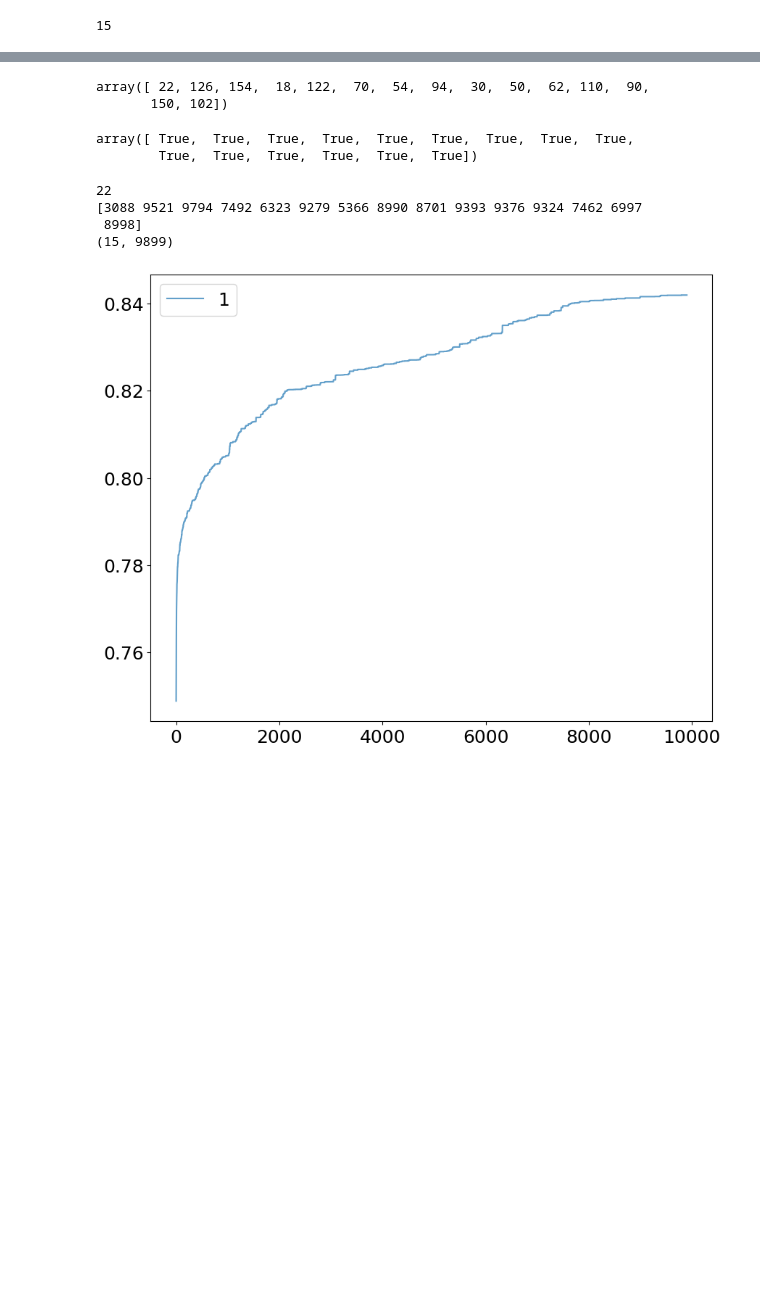
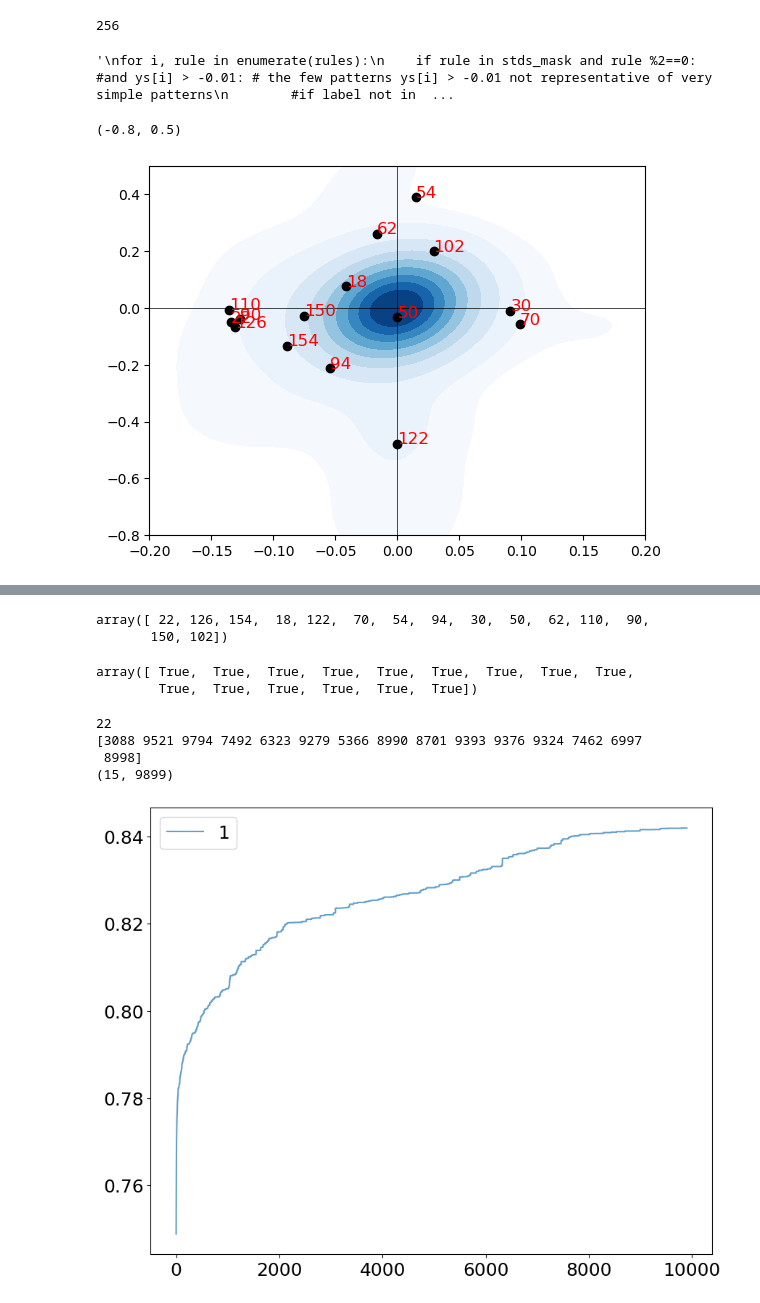
Before and after one commit to Cpetak/CA_GRN2, a Jupyter notebook: variable_maxave.ipynb, the cells around one changed output, grey strips where cells are left out. Drawn from its saved outputs; the diff is of its cells as text; code cells hidden in the pictures; blank space fills up the shorter version.

```diff
--- a/variable_maxave.ipynb
+++ b/variable_maxave.ipynb
@@ -9,12 +12,12 @@ from collections import defaultdict
 # %%
 #root="~/Documents/GitHub/CA_GRN2/results_new_rules/"
 #root="~/Documents/GitHub/CA_GRN2/results_testing_saving/"
-root="~/scratch/detailed_save/"
+root="~/scratch/non_detailed_save/"
 #root="~/scratch/old_save/"
 season_len = 300
-seed_ints = [69904,149796]
+seed_ints = [69904,149796] #[4147842,1238860]###
 metric = "maxfits"
-num_reps = 15
+num_reps = 3
 
 # NOTE: CAN USE BELOW CODE WITH THE FOLLOWING:
 # avail_metrics = ["avefits","maxfits","beststd","spec_pheno_stds", "pheno_stds", "geno_stds"]
@@ -28,10 +31,12 @@ num_reps = 15
 xs = []
 ys = []
 #rules=np.array([22, 126, 146, 154, 82, 86, 18, 118, 122, 70,54,94,30,50,62,110,90,150,102,254])
-rules=np.array([22, 126, 154, 18, 122, 70,54,94,30,50,62,110,90,150,102])
-#rules=np.array([54,94,30,50,62,110,90,150,102])
+#rules=np.array([22, 126, 154, 18, 122, 70,54,94,30,50,62,110,90,150,102])
+rules=np.arange(0,256)
+
 #Excluded 82 == 154, 146 == 18, 86 == 30, 118 == 62, 254 conceptually == 50
 print(len(rules))
+stds_mask = []
 for rule in rules:
     #print(rule)
     vari_maxs, env1_maxs, env2_maxs=helper.get_fits([rule,rule], seed_ints, metric, root, season_len, num_reps, id_start = 0)
@@ -42,8 +47,64 @@ for rule in rules:
         vari_maxs=[v[9000:] for v in vari_maxs]
         env1_maxs=[v[9000:] for v in env1_maxs]
         env2_maxs=[v[9000:] for v in env2_maxs]
-    d,c = helper.scatter_value(vari_maxs, env1_maxs, env2_maxs, season_len=300)
+    d,c,stds = helper.scatter_value(vari_maxs, env1_maxs, env2_maxs, season_len=300)
     xs.append(c[0])
     ys.append(c[1])
 # %% [output]
-15
+256
+# %%
+'''
+for i, rule in enumerate(rules):
+    if rule in stds_mask and rule %2==0: #and ys[i] > -0.01: # the few patterns ys[i] > -0.01 not representative of very simple patterns
+        #if label not in [38,134,198]: #not representative of very simple patterns
+            plt.scatter(xs[i],ys[i],color="red")
+            plt.text(xs[i], ys[i], rule, fontsize=12, color = "black")
+'''
+# %% [output]
+'\nfor i, rule in enumerate(rules):\n    if rule in stds_mask and rule %2==0: #and ys[i] > -0.01: # the few patterns ys[i] > -0.01 not representative of very simple patterns\n        #if label not in  ...
+# %%
+root="~/scratch/detailed_save/"
+#root="~/scratch/old_save/"
+season_len = 300
+seed_ints = [69904,149796] #[4147842,1238860]###
+metric = "maxfits"
+num_reps = 15
+orirules=np.array([22, 126, 154, 18, 122, 70,54,94,30,50,62,110,90,150,102])
+
+orixs=[]
+oriys=[]
+for rule in orirules:
+    #print(rule)
+    vari_maxs, env1_maxs, env2_maxs=helper.get_fits([rule,rule], seed_ints, metric, root, season_len, num_reps, id_start = 0)
+    vari_maxs=[v[:9600] for v in vari_maxs]
+    env1_maxs=[v[:9600] for v in env1_maxs]
+    env2_maxs=[v[:9600] for v in env2_maxs]
+    if metric == "geno_stds":
+        vari_maxs=[v[9000:] for v in vari_maxs]
+        env1_maxs=[v[9000:] for v in env1_maxs]
+        env2_maxs=[v[9000:] for v in env2_maxs]
+    d,c,stds = helper.scatter_value(vari_maxs, env1_maxs, env2_maxs, season_len=300)
+    orixs.append(c[0])
+    oriys.append(c[1])
+# %%
+usefulxs = []
+usefulys = []
+for i, rule in enumerate(rules):
+    if rule %2 == 0: #only check even rules, 000 -> 1
+        usefulxs.append(xs[i])
+        usefulys.append(ys[i])
+
+sns.kdeplot(x=usefulxs, y=usefulys, cmap="Blues", fill=True, thresh=0.1)
+
+for i, label in enumerate(orirules):
+    plt.text(orixs[i], oriys[i], label, fontsize=12, color = "red")
+
+plt.scatter(orixs, oriys, color = "black")
+
+plt.axvline(0, lw=0.5, color="black")
+plt.axhline(0, lw=0.5, color="black")
+plt.xlim(-0.2,0.2)
+plt.ylim(-0.8,0.5)
+# %% [output]
+(-0.8, 0.5)
+[figure, added]
```
Also changed, not shown: parts of 9 cells of this notebook, 9 other files.
